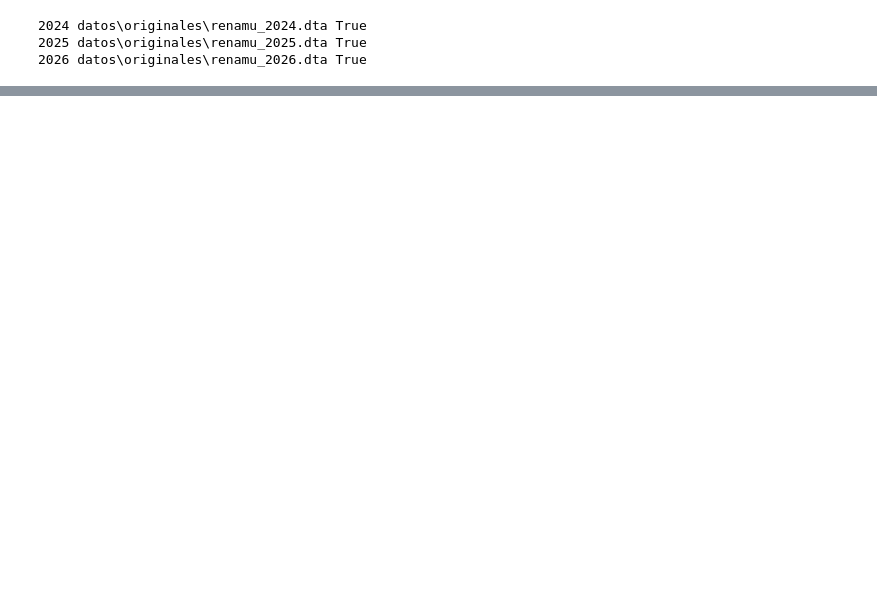
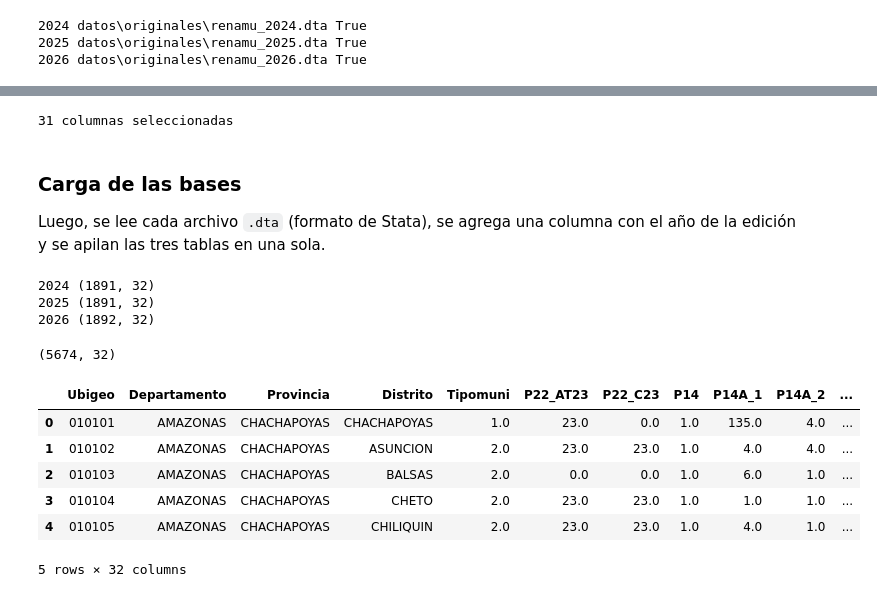
Before and after one commit to Clandra91/Python_intermedio, a Jupyter notebook: tarea_3/01_procesamiento.ipynb, the cells around one changed output, grey strips where cells are left out. Saved outputs shown, nothing was run; the diff lists cells and outputs as text; code cells hidden in the pictures; blank space fills up the shorter version.

```diff
--- a/tarea_3/01_procesamiento.ipynb
+++ b/tarea_3/01_procesamiento.ipynb
@@ -33,0 +92,56 @@ for anio, ruta in ARCHIVOS.items():
+# %%
+# Identificación de la municipalidad
+ID = ["Ubigeo", "Departamento", "Provincia", "Distrito", "Tipomuni"]
+
+# Resultado: ¿requiere asistencia técnica o capacitación en el SISFOH?
+SISFOH = ["P22_AT23", "P22_C23"]
+
+# Conectividad
+CONECTIVIDAD = ["P14", "P14A_1", "P14A_2"]
+
+# Equipos: computadoras por tipo de procesador (P13A_1 a P13A_10)
+COMPUTADORAS = [f"P13A_{i}" for i in range(1, 11)]
+
+# Personal por régimen laboral (N = 276 nombrado, C = 276 contratado,
+# L = 728, V = CAS; M = mujer, H = hombre)
+PERSONAL = ["P19D_T", "P19D_NM", "P19D_NH", "P19D_CM", "P19D_CH",
+            "P19D_LM", "P19D_LH", "P19D_VM", "P19D_VH"]
+
+# Contexto
+CONTEXTO = ["P60B_T_1", "P101_4"]
+
+COLUMNAS = ID + SISFOH + CONECTIVIDAD + COMPUTADORAS + PERSONAL + CONTEXTO
+print(len(COLUMNAS), "columnas seleccionadas")
+# %% [output]
+31 columnas seleccionadas
+# %% [markdown]
+### Carga de las bases
+
+Luego, se lee cada archivo `.dta` (formato de Stata), se agrega una columna con el año de la edición y se apilan las tres tablas en una sola.
+# %%
+tablas = []  # lista vacía donde se guarda la tabla de cada año
+
+for anio, ruta in ARCHIVOS.items():
+    tabla = pd.read_stata(ruta, columns=COLUMNAS, convert_categoricals=False)
+    tabla["anio"] = anio
+    tablas.append(tabla)
+    print(anio, tabla.shape)
+
+renamu = pd.concat(tablas, ignore_index=True)
+renamu.shape
+# %% [output]
+2024 (1891, 32)
+2025 (1891, 32)
+2026 (1892, 32)
+(5674, 32)
+# %%
+# Visualización de los primeros registros
+renamu.head()
+# %% [output]
+|  | Ubigeo | Departamento | Provincia | Distrito | Tipomuni | P22_AT23 | P22_C23 | P14 | P14A_1 | P14A_2 | ... |
+| 0 | 010101 | AMAZONAS | CHACHAPOYAS | CHACHAPOYAS | 1.0 | 23.0 | 0.0 | 1.0 | 135.0 | 4.0 | ... |
+| 1 | 010102 | AMAZONAS | CHACHAPOYAS | ASUNCION | 2.0 | 23.0 | 23.0 | 1.0 | 4.0 | 4.0 | ... |
+| 2 | 010103 | AMAZONAS | CHACHAPOYAS | BALSAS | 2.0 | 0.0 | 0.0 | 1.0 | 6.0 | 1.0 | ... |
+| 3 | 010104 | AMAZONAS | CHACHAPOYAS | CHETO | 2.0 | 23.0 | 23.0 | 1.0 | 1.0 | 1.0 | ... |
+| 4 | 010105 | AMAZONAS | CHACHAPOYAS | CHILIQUIN | 2.0 | 23.0 | 23.0 | 1.0 | 4.0 | 1.0 | ... |
+5 rows × 32 columns
```
Also changed, not shown: parts of 25 cells of this notebook, 1 other file.
